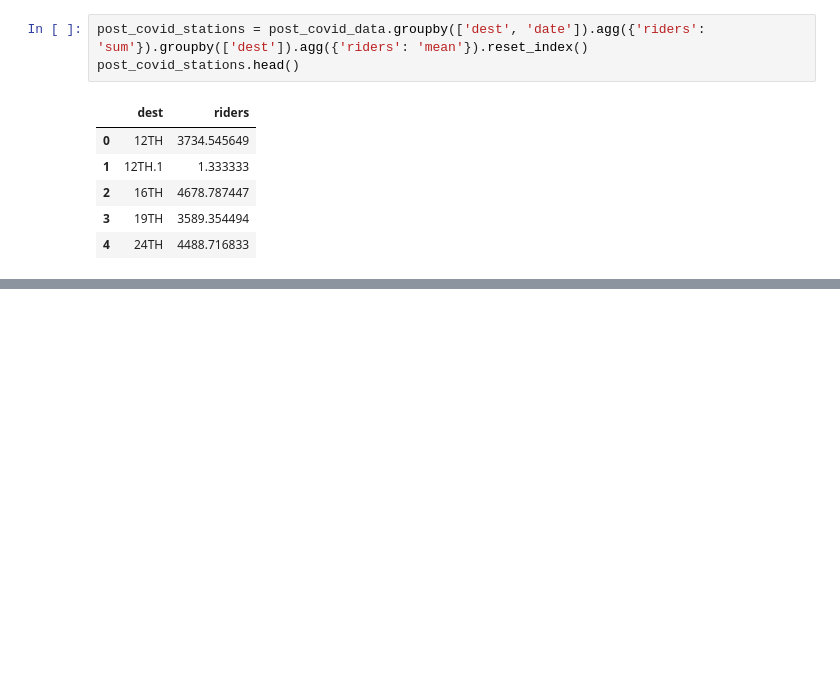
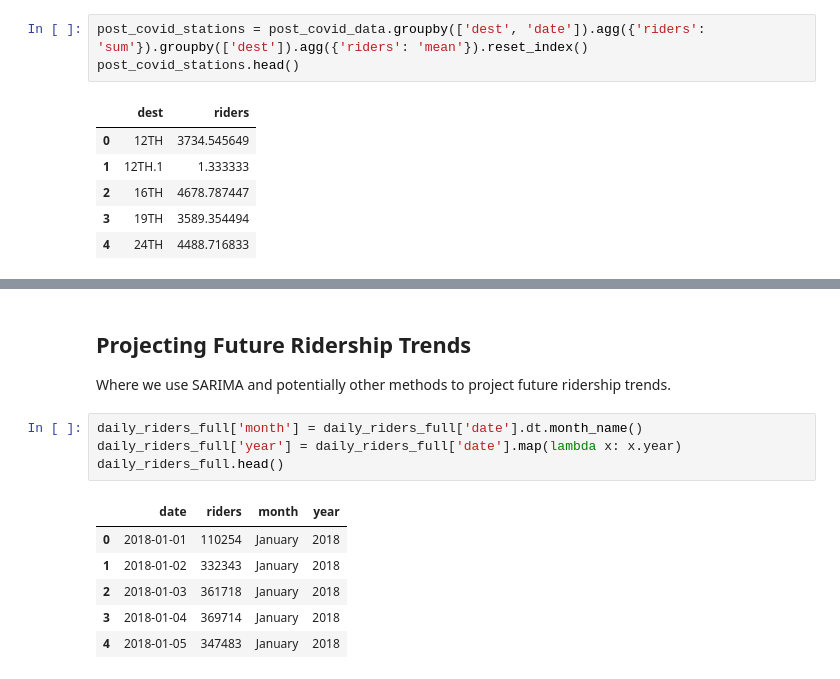
Before and after one commit to Hackquantumcpp/bart_ridership_analysis, a Jupyter notebook: 01-analysis.ipynb, the cells around one changed output, grey strips where cells are left out. Saved outputs shown, nothing was run; the diff lists cells and outputs as text; blank space fills up the shorter version.

```diff
--- a/01-analysis.ipynb
+++ b/01-analysis.ipynb
@@ -586,0 +593,14 @@ plt.legend();
+# %% [markdown]
+## Projecting Future Ridership Trends
+Where we use SARIMA and potentially other methods to project future ridership trends.
+# %%
+daily_riders_full['month'] = daily_riders_full['date'].dt.month_name()
+daily_riders_full['year'] = daily_riders_full['date'].map(lambda x: x.year)
+daily_riders_full.head()
+# %% [output]
+|  | date | riders | month | year |
+| 0 | 2018-01-01 | 110254 | January | 2018 |
+| 1 | 2018-01-02 | 332343 | January | 2018 |
+| 2 | 2018-01-03 | 361718 | January | 2018 |
+| 3 | 2018-01-04 | 369714 | January | 2018 |
+| 4 | 2018-01-05 | 347483 | January | 2018 |
```
Also changed, not shown: parts of 10 cells of this notebook.
